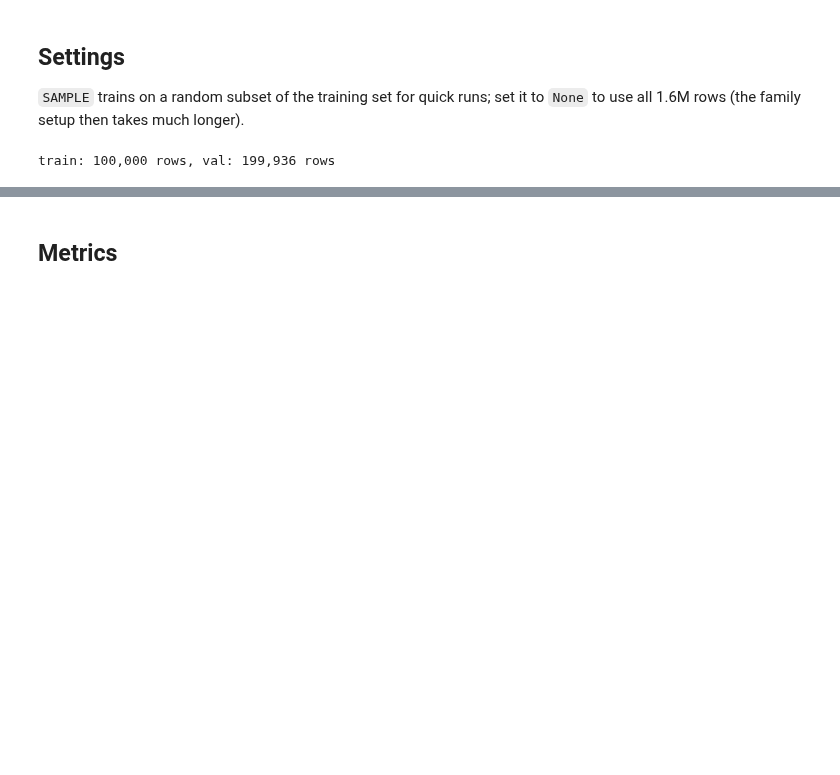
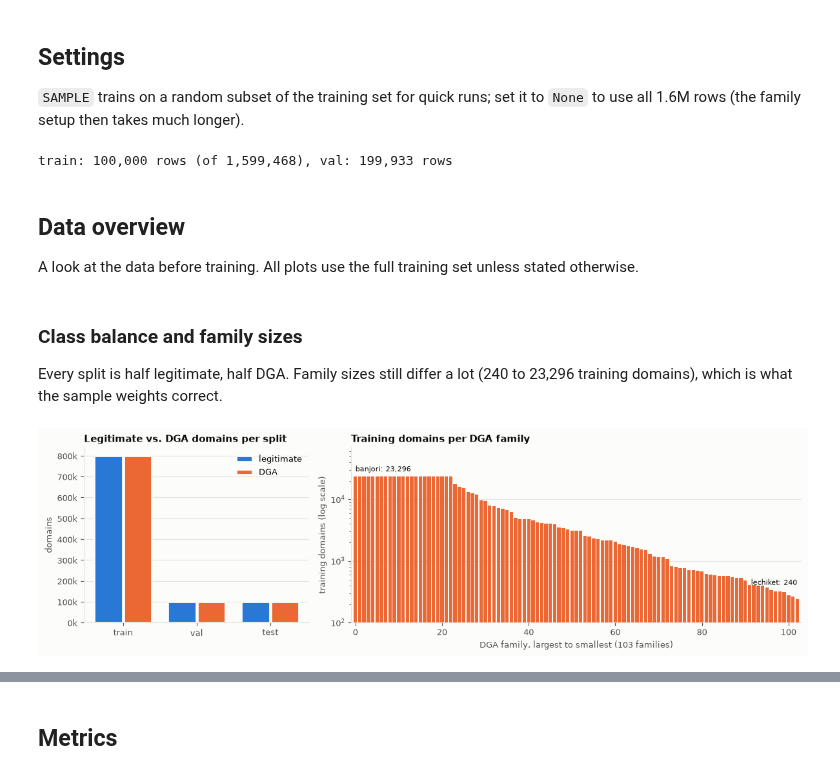
Before and after one commit to RoudyBarakat/dga-detection, a Jupyter notebook: notebooks/02_baseline.ipynb, the cells around one changed output, grey strips where cells are left out. Saved outputs shown, nothing was run; the diff lists cells and outputs as text; code cells hidden in the pictures; blank space fills up the shorter version.

```diff
--- a/notebooks/02_baseline.ipynb
+++ b/notebooks/02_baseline.ipynb
@@ -24,19 +27,80 @@ EVAL_SET = "val"   # "test" only for the final results
 # %%
 import time
 
+import matplotlib.pyplot as plt
 import numpy as np
 import pandas as pd
-from sklearn.feature_extraction.text import TfidfVectorizer
+import tldextract
+from joblib import Parallel, delayed
+import scipy.sparse as sp
+from sklearn.feature_extraction.text import CountVectorizer, TfidfTransformer
 from sklearn.linear_model import LogisticRegression
 from sklearn.metrics import f1_score, precision_score, recall_score, roc_auc_score
 
 from src.data.dataset import load_splits
 
-train, val, test = load_splits()
-if SAMPLE:
-    train = train.sample(n=SAMPLE, random_state=SEED)
+train_full, val, test = load_splits()
+train = train_full.sample(n=SAMPLE, random_state=SEED) if SAMPLE else train_full
 evaluate = test if EVAL_SET == "test" else val
 y_eval = (evaluate["label"] == "dga").astype(int).to_numpy()
-print(f"train: {len(train):,} rows, {EVAL_SET}: {len(evaluate):,} rows")
+print(f"train: {len(train):,} rows (of {len(train_full):,}), "
+      f"{EVAL_SET}: {len(evaluate):,} rows")
 # %% [output]
-train: 100,000 rows, val: 199,936 rows
+train: 100,000 rows (of 1,599,468), val: 199,933 rows
+# %% [markdown]
+## Data overview
+
+A look at the data before training. All plots use the full training set unless stated otherwise.
+# %%
+# Chart style: two fixed colours (legitimate = blue, DGA = orange), recessive axes.
+BLUE, ORANGE = "#2a78d6", "#eb6834"
+INK, MUTED, GRID, SURFACE = "#0b0b0b", "#52514e", "#e4e3df", "#fcfcfb"
+COLORS = {"legit": BLUE, "dga": ORANGE}
+NAMES = {"legit": "legitimate", "dga": "DGA"}
+plt.rcParams.update({
+    "figure.facecolor": SURFACE, "axes.facecolor": SURFACE,
+    "axes.edgecolor": GRID, "axes.labelcolor": MUTED, "axes.titlecolor": INK,
+    "axes.titlesize": 11, "axes.titleweight": "bold", "axes.titlelocation": "left",
+    "axes.spines.top": False, "axes.spines.right": False,
+    "axes.grid": True, "axes.axisbelow": True, "grid.color": GRID,
+    "grid.linewidth": 0.8, "xtick.color": MUTED, "ytick.color": MUTED,
+    "legend.frameon": False, "font.size": 9,
+})
+# %% [markdown]
+### Class balance and family sizes
+
+Every split is half legitimate, half DGA. Family sizes still differ a lot (240 to 23,296 training domains), which is what the sample weights correct.
+# %%
+fig, (ax1, ax2) = plt.subplots(1, 2, figsize=(12, 3.6), width_ratios=[1, 2])
+
+split_counts = pd.DataFrame({name: part["label"].value_counts() for name, part in
+                             [("train", train_full), ("val", val), ("test", test)]}).T
+x = np.arange(len(split_counts))
+for offset, label in [(-0.2, "legit"), (0.2, "dga")]:
+    bars = ax1.bar(x + offset, split_counts[label], width=0.38, color=COLORS[label],
+                   label=NAMES[label], edgecolor=SURFACE, linewidth=2)
+ax1.set_xticks(x, split_counts.index)
+ax1.yaxis.set_major_formatter(lambda v, _: f"{v / 1e3:,.0f}k")
+ax1.set_ylabel("domains")
+ax1.set_title("Legitimate vs. DGA domains per split")
+ax1.legend(loc="upper right")
+ax1.grid(axis="x", visible=False)
+
+family_sizes = train_full.loc[train_full["label"] == "dga", "family"].value_counts()
+ax2.bar(np.arange(len(family_sizes)), family_sizes.values, width=0.8, color=ORANGE)
+ax2.set_yscale("log")
+ax2.set_ylim(100, family_sizes.max() * 3)
+ax2.set_xlim(-1, len(family_sizes))
+ax2.set_xlabel(f"DGA family, largest to smallest ({len(family_sizes)} families)")
+ax2.set_ylabel("training domains (log scale)")
+ax2.set_title("Training domains per DGA family")
+ax2.grid(axis="x", visible=False)
+for i in [0, len(family_sizes) - 1]:
+    ax2.annotate(f"{family_sizes.index[i]}: {family_sizes.iloc[i]:,}",
+                 (i, family_sizes.iloc[i]), xytext=(0, 6 if i == 0 else 16),
+                 textcoords="offset points",
+                 ha="left" if i == 0 else "right", color=INK, fontsize=8)
+fig.tight_layout()
+plt.show()
+# %% [output]
+[figure, added]
```
Also changed, not shown: parts of 20 cells of this notebook, 1 other file.
